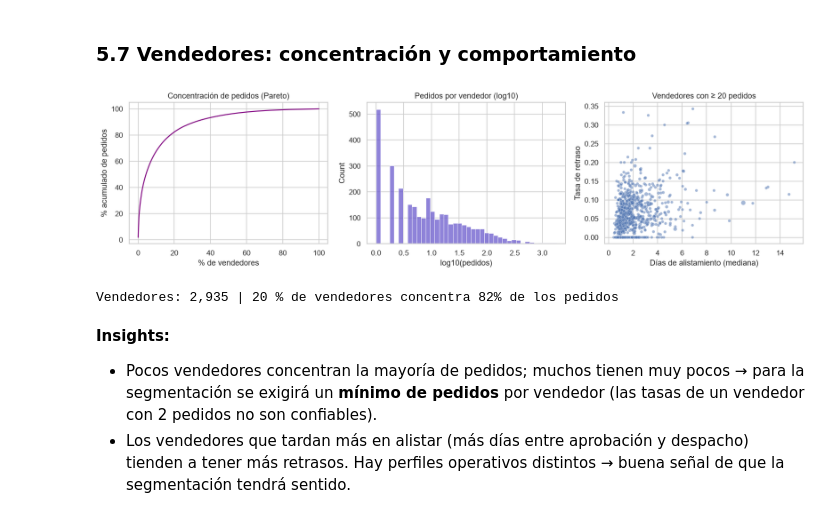
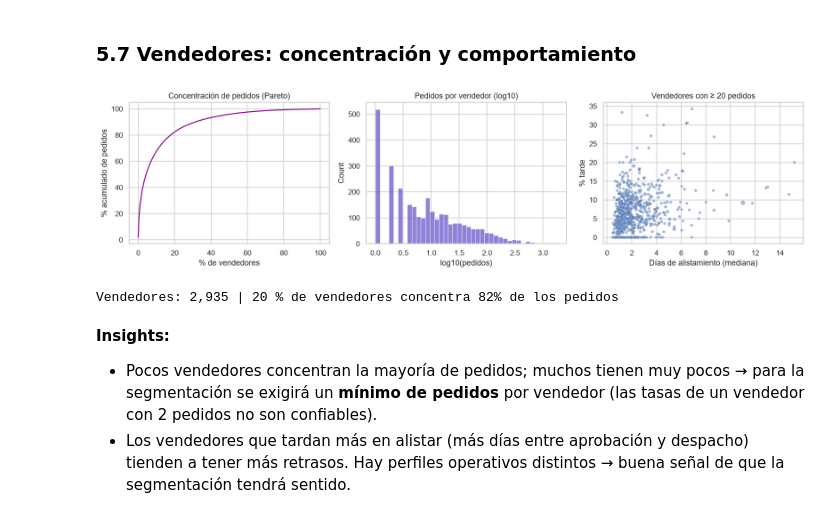
Before and after one commit to AndresVelez31/FinalProject-MachineLearning, a Jupyter notebook: model_development.ipynb, the cells around one changed output. Drawn from its saved outputs; the diff is of its cells as text; code cells hidden in the pictures.

```diff
--- a/model_development.ipynb
+++ b/model_development.ipynb
@@ -448,24 +786,24 @@ Clientes con más de un pedido: 2.99%
 # %%
 seller_stats = df.groupby("seller_id").agg(
     pedidos=("order_id", "size"),
     late_rate=("late", "mean"),
     bad_rate=("bad_review", "mean"),
     handling_mediana=("handling_days", "median"),
 )
 share = seller_stats.pedidos.sort_values(ascending=False).cumsum() / seller_stats.pedidos.sum()
 
 fig, axes = plt.subplots(1, 3, figsize=(15, 4))
 axes[0].plot(np.arange(1, len(share) + 1) / len(share) * 100, share.values * 100, color="purple")
 axes[0].set(title="Concentración de pedidos (Pareto)", xlabel="% de vendedores", ylabel="% acumulado de pedidos")
 sns.histplot(np.log10(seller_stats.pedidos), bins=40, ax=axes[1], color="slateblue")
 axes[1].set(title="Pedidos por vendedor (log10)", xlabel="log10(pedidos)")
 active = seller_stats[seller_stats.pedidos >= 20]
-sns.scatterplot(data=active, x="handling_mediana", y="late_rate", size="pedidos", alpha=.5, ax=axes[2], legend=False)
-axes[2].set(title="Vendedores con ≥ 20 pedidos", xlabel="Días de alistamiento (mediana)", ylabel="Tasa de retraso")
+sns.scatterplot(data=active, x="handling_mediana", y=active.late_rate * 100, size="pedidos", alpha=.5, ax=axes[2], legend=False)
+axes[2].set(title="Vendedores con ≥ 20 pedidos", xlabel="Días de alistamiento (mediana)", ylabel="% tarde")
 plt.tight_layout(); plt.show()
 print(f"Vendedores: {len(seller_stats):,} | 20 % de vendedores concentra {share.iloc[int(len(share)*.2)]:.0%} de los pedidos")
 # %% [output]
-[figure, old version]
+[figure, new version]
 Vendedores: 2,935 | 20 % de vendedores concentra 82% de los pedidos
 # %% [markdown]
 **Insights:**
```
Also changed, not shown: parts of 33 cells of this notebook.
